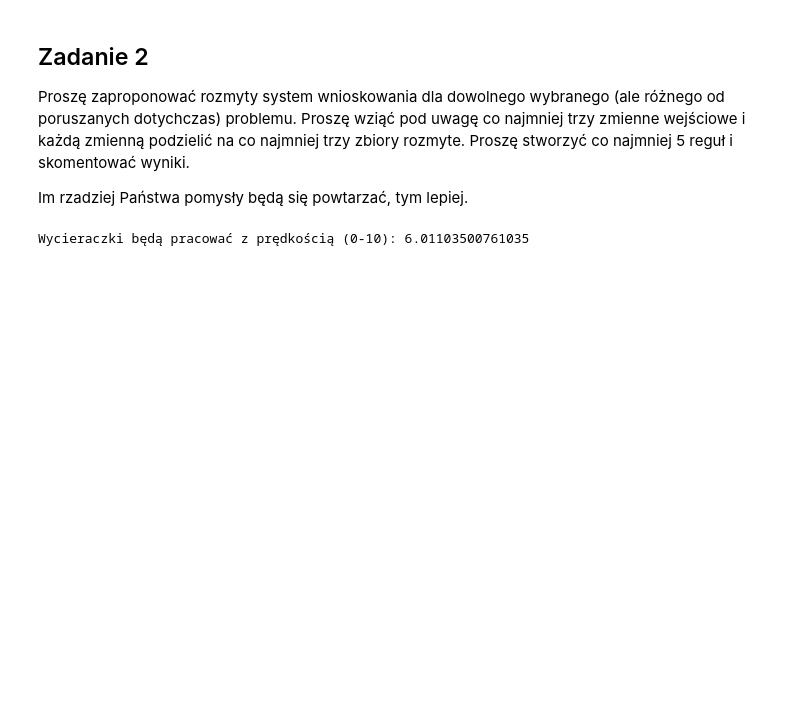
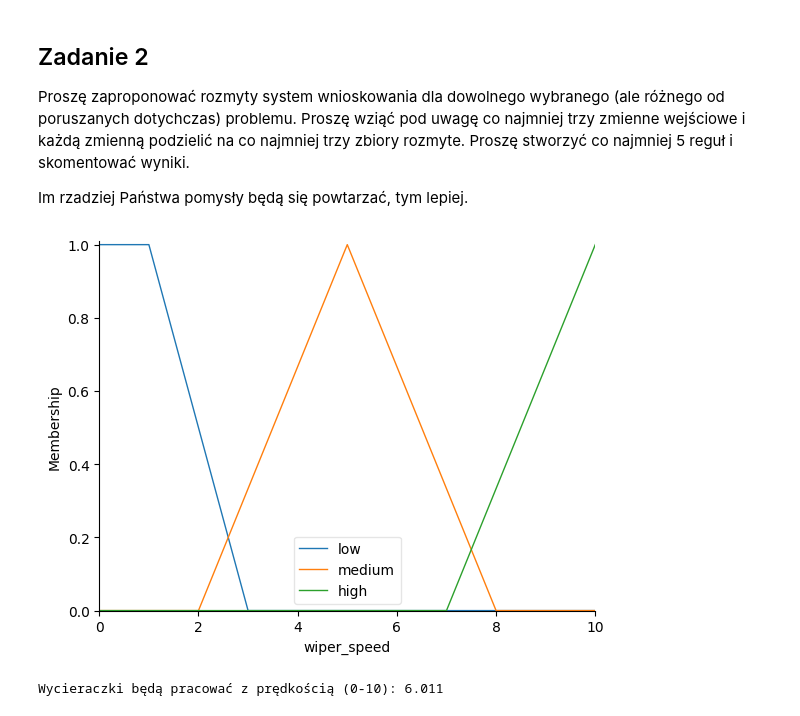
Before and after one commit to ZEN1X/MIO, a Jupyter notebook: lab05/lab05.ipynb, the cells around one changed output. Drawn from its saved outputs; the diff is of its cells as text; code cells hidden in the pictures; blank space fills up the shorter version.

```diff
--- a/lab05/lab05.ipynb
+++ b/lab05/lab05.ipynb
@@ -126,11 +145,15 @@ rule5 = ctrl.Rule(rain['medium'] & speed['fast'], wiper_speed['high'])
 wiper_ctrl = ctrl.ControlSystem([rule1, rule2, rule3, rule4, rule5])
 wiper_sim = ctrl.ControlSystemSimulation(wiper_ctrl)
+# %%
+wiper_speed.view()
+# %% [output]
+[figure, added]
 # %%
-wiper_sim.input['rain'] = 35
-wiper_sim.input['speed'] = 80
-wiper_sim.input['light_intensity'] = 0.4
+wiper_sim.input["rain"] = 35
+wiper_sim.input["speed"] = 80
+wiper_sim.input["light_intensity"] = 0.4
 wiper_sim.compute()
 
-print("Wycieraczki będą pracować z prędkością (0-10):", wiper_sim.output['wiper_speed'])
+print(f"Wycieraczki będą pracować z prędkością (0-10): {wiper_sim.output["wiper_speed"]:.3f}")
 # %% [output]
-Wycieraczki będą pracować z prędkością (0-10): 6.01103500761035
+Wycieraczki będą pracować z prędkością (0-10): 6.011
```
Also changed, not shown: parts of 5 cells of this notebook.
